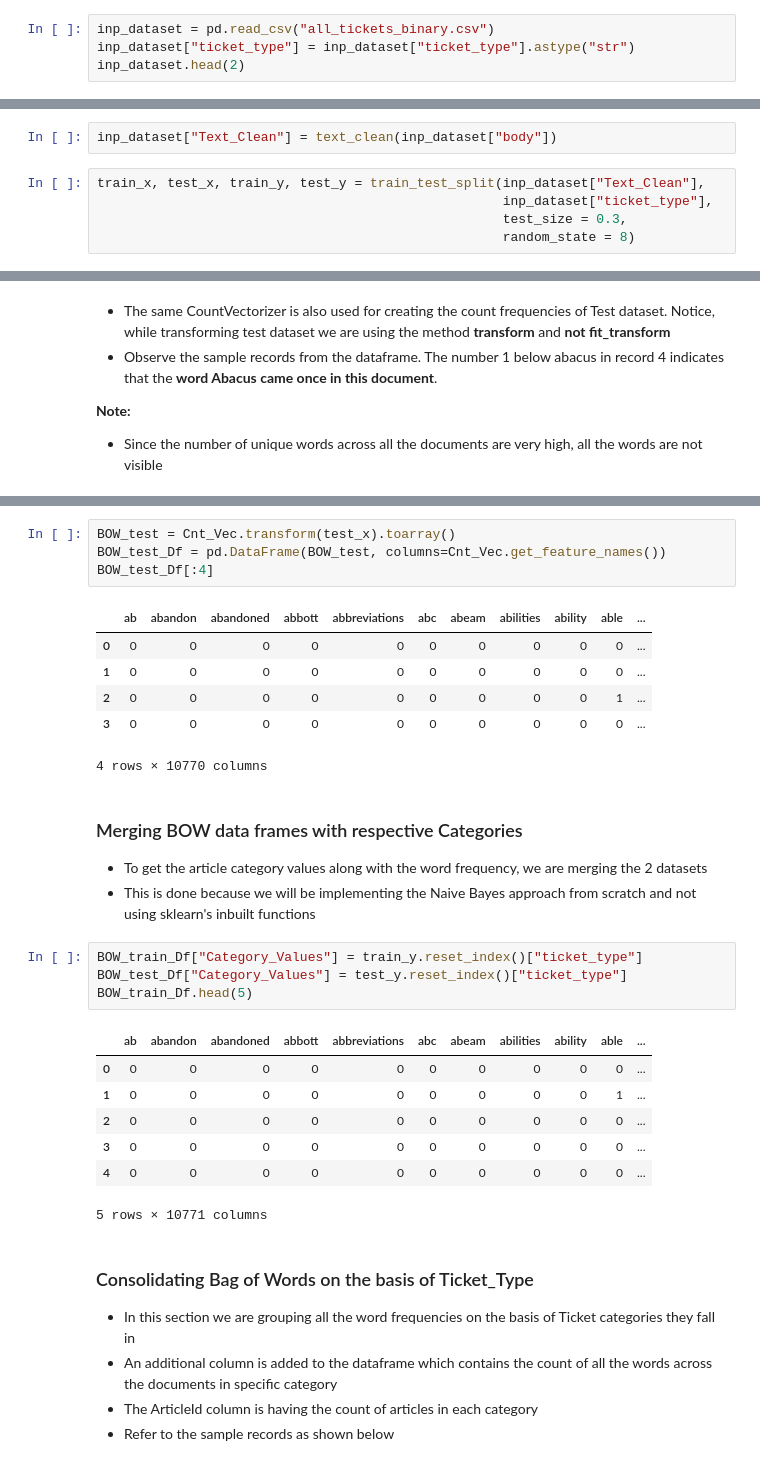
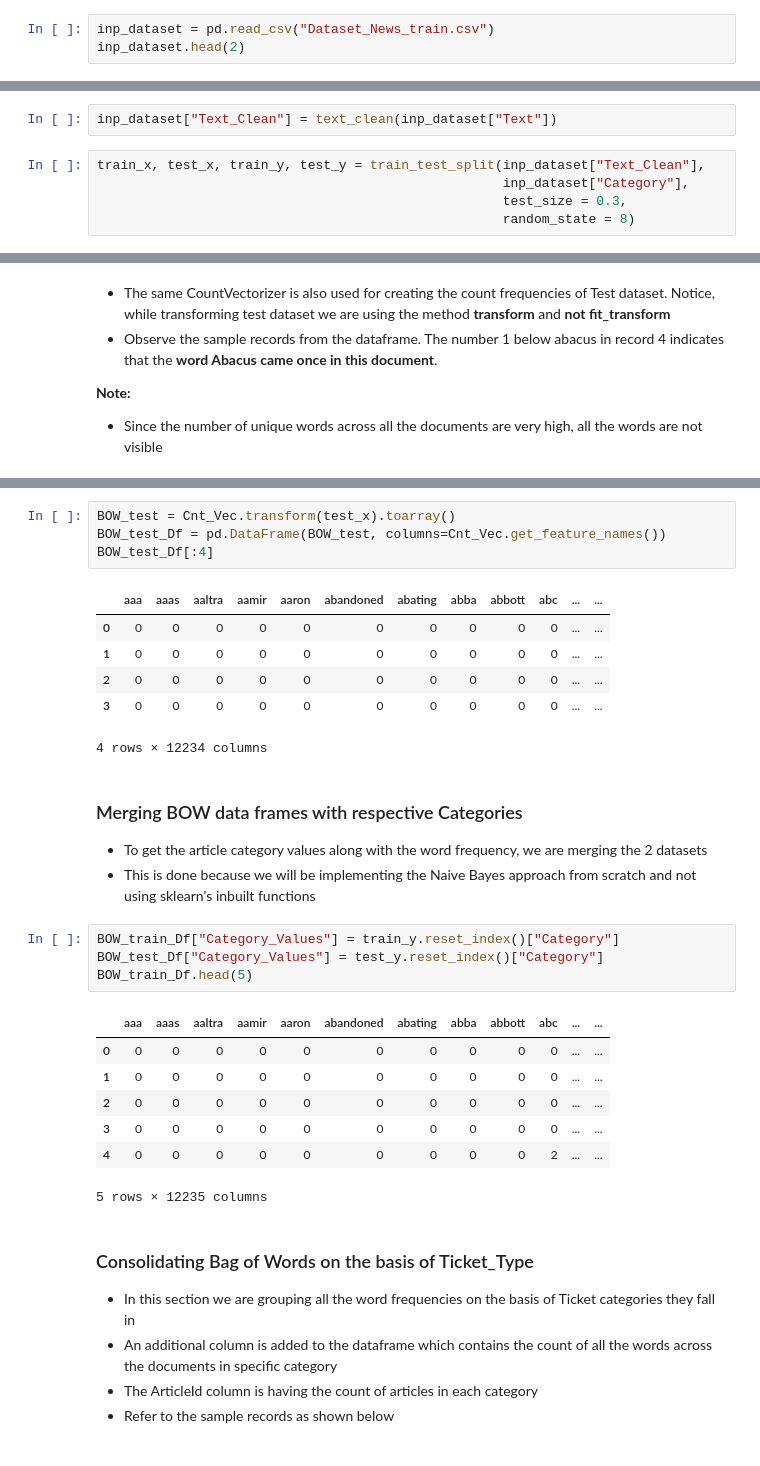
Before and after one commit to dalmiaujjwal/Understanding_Algorithms, a Jupyter notebook: Naive Bayes/Implementation_Scratch_Naive_Bayes .ipynb, the cells around one changed output, grey strips where cells are left out. Saved outputs shown, nothing was run; the diff lists cells and outputs as text.

```diff
--- a/Naive Bayes/Implementation_Scratch_Naive_Bayes .ipynb
+++ b/Naive Bayes/Implementation_Scratch_Naive_Bayes .ipynb
@@ -21,7 +22,6 @@ from matplotlib import pyplot as plt
 - For our purpose, we will **classify the support tickets** in to **ticket types** which is a **binary outcome**
 - The sample records of the dataset, and the category distribution is shown below
 # %%
-inp_dataset = pd.read_csv("all_tickets_binary.csv")
-inp_dataset["ticket_type"] = inp_dataset["ticket_type"].astype("str")
+inp_dataset = pd.read_csv("Dataset_News_train.csv")
 inp_dataset.head(2)
 # %% [output]
@@ -55,10 +55,10 @@ def text_clean(text_series):
     clean_2 = clean_1.str.replace(r"\s+", " ")
     return clean_2
 # %%
-inp_dataset["Text_Clean"] = text_clean(inp_dataset["body"])
+inp_dataset["Text_Clean"] = text_clean(inp_dataset["Text"])
 # %%
 train_x, test_x, train_y, test_y = train_test_split(inp_dataset["Text_Clean"],
-                                                    inp_dataset["ticket_type"],
+                                                    inp_dataset["Category"],
                                                     test_size = 0.3,
                                                     random_state = 8)
 # %% [markdown]
@@ -88,28 +88,28 @@ BOW_test = Cnt_Vec.transform(test_x).toarray()
 BOW_test_Df = pd.DataFrame(BOW_test, columns=Cnt_Vec.get_feature_names())
 BOW_test_Df[:4]
 # %% [output]
-|  | ab | abandon | abandoned | abbott | abbreviations | abc | abeam | abilities | ability | able | ... |
-| 0 | 0 | 0 | 0 | 0 | 0 | 0 | 0 | 0 | 0 | 0 | ... |
-| 1 | 0 | 0 | 0 | 0 | 0 | 0 | 0 | 0 | 0 | 0 | ... |
-| 2 | 0 | 0 | 0 | 0 | 0 | 0 | 0 | 0 | 0 | 1 | ... |
-| 3 | 0 | 0 | 0 | 0 | 0 | 0 | 0 | 0 | 0 | 0 | ... |
+|  | aaa | aaas | aaltra | aamir | aaron | abandoned | abating | abba | abbott | abc | ... | ... |
+| 0 | 0 | 0 | 0 | 0 | 0 | 0 | 0 | 0 | 0 | 0 | ... | ... |
+| 1 | 0 | 0 | 0 | 0 | 0 | 0 | 0 | 0 | 0 | 0 | ... | ... |
+| 2 | 0 | 0 | 0 | 0 | 0 | 0 | 0 | 0 | 0 | 0 | ... | ... |
+| 3 | 0 | 0 | 0 | 0 | 0 | 0 | 0 | 0 | 0 | 0 | ... | ... |
-4 rows × 10770 columns
+4 rows × 12234 columns
 # %% [markdown]
 ### Merging BOW data frames with respective Categories
 - To get the article category values along with the word frequency, we are merging the 2 datasets
 - This is done because we will be implementing the Naive Bayes approach from scratch and not using sklearn's inbuilt functions
 # %%
-BOW_train_Df["Category_Values"] = train_y.reset_index()["ticket_type"]
-BOW_test_Df["Category_Values"] = test_y.reset_index()["ticket_type"]
+BOW_train_Df["Category_Values"] = train_y.reset_index()["Category"]
+BOW_test_Df["Category_Values"] = test_y.reset_index()["Category"]
 BOW_train_Df.head(5)
 # %% [output]
-|  | ab | abandon | abandoned | abbott | abbreviations | abc | abeam | abilities | ability | able | ... |
-| 0 | 0 | 0 | 0 | 0 | 0 | 0 | 0 | 0 | 0 | 0 | ... |
-| 1 | 0 | 0 | 0 | 0 | 0 | 0 | 0 | 0 | 0 | 1 | ... |
-| 2 | 0 | 0 | 0 | 0 | 0 | 0 | 0 | 0 | 0 | 0 | ... |
-| 3 | 0 | 0 | 0 | 0 | 0 | 0 | 0 | 0 | 0 | 0 | ... |
-| 4 | 0 | 0 | 0 | 0 | 0 | 0 | 0 | 0 | 0 | 0 | ... |
+|  | aaa | aaas | aaltra | aamir | aaron | abandoned | abating | abba | abbott | abc | ... | ... |
+| 0 | 0 | 0 | 0 | 0 | 0 | 0 | 0 | 0 | 0 | 0 | ... | ... |
+| 1 | 0 | 0 | 0 | 0 | 0 | 0 | 0 | 0 | 0 | 0 | ... | ... |
+| 2 | 0 | 0 | 0 | 0 | 0 | 0 | 0 | 0 | 0 | 0 | ... | ... |
+| 3 | 0 | 0 | 0 | 0 | 0 | 0 | 0 | 0 | 0 | 0 | ... | ... |
+| 4 | 0 | 0 | 0 | 0 | 0 | 0 | 0 | 0 | 0 | 2 | ... | ... |
-5 rows × 10771 columns
+5 rows × 12235 columns
 # %% [markdown]
 ### Consolidating Bag of Words on the basis of Ticket_Type
 - In this section we are grouping all the word frequencies on the basis of Ticket categories they fall in
```
Also changed, not shown: parts of 22 cells of this notebook, 2 other files.
